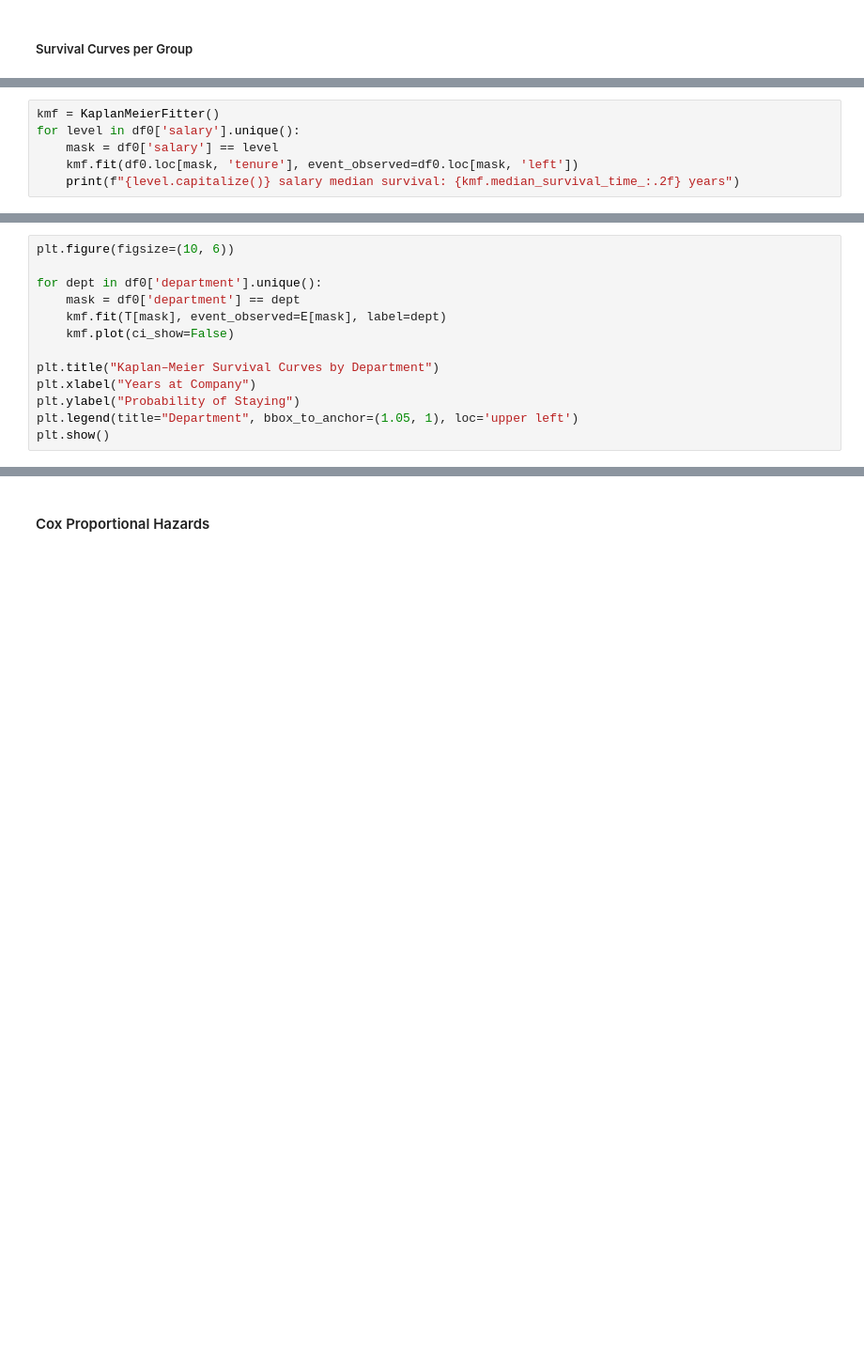
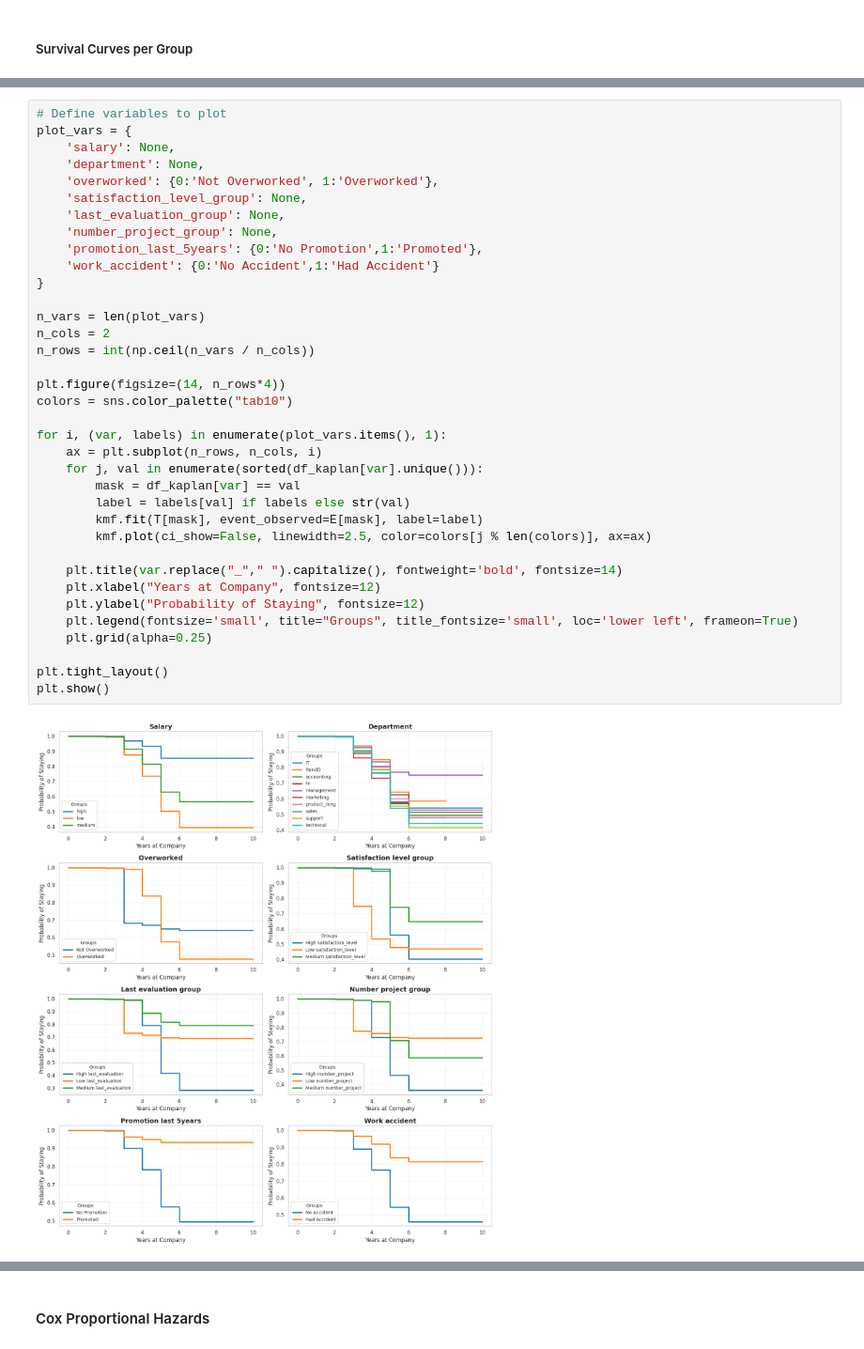
Before and after one commit to jenelaineDC/DSML-PROJECTS, a Jupyter notebook: HR Analytics/HR_Analytics.ipynb, the cells around one changed output, grey strips where cells are left out. Shown at 94% size. Saved outputs shown, nothing was run; the diff lists cells and outputs as text; blank space fills up the shorter version.

Commit message:
Updated plots

```diff
--- a/HR Analytics/HR_Analytics.ipynb
+++ b/HR Analytics/HR_Analytics.ipynb
@@ -1398,6 +1427,0 @@ plt.show()
-# %%
-kmf = KaplanMeierFitter()
-for level in df0['salary'].unique():
-    mask = df0['salary'] == level
-    kmf.fit(df0.loc[mask, 'tenure'], event_observed=df0.loc[mask, 'left'])
-    print(f"{level.capitalize()} salary median survival: {kmf.median_survival_time_:.2f} years")
@@ -1424,13 +1427,0 @@ plt.show()
-# %%
-plt.figure(figsize=(10, 6))
-
-for dept in df0['department'].unique():
-    mask = df0['department'] == dept
-    kmf.fit(T[mask], event_observed=E[mask], label=dept)
-    kmf.plot(ci_show=False)
-
-plt.title("Kaplan–Meier Survival Curves by Department")
-plt.xlabel("Years at Company")
-plt.ylabel("Probability of Staying")
-plt.legend(title="Department", bbox_to_anchor=(1.05, 1), loc='upper left')
-plt.show()
@@ -1524,0 +1428,38 @@ survival_summary
+# %%
+# Define variables to plot
+plot_vars = {
+    'salary': None,
+    'department': None,
+    'overworked': {0:'Not Overworked', 1:'Overworked'},
+    'satisfaction_level_group': None,
+    'last_evaluation_group': None,
+    'number_project_group': None,
+    'promotion_last_5years': {0:'No Promotion',1:'Promoted'},
+    'work_accident': {0:'No Accident',1:'Had Accident'}
+}
+
+n_vars = len(plot_vars)
+n_cols = 2
+n_rows = int(np.ceil(n_vars / n_cols))
+
+plt.figure(figsize=(14, n_rows*4))
+colors = sns.color_palette("tab10")
+
+for i, (var, labels) in enumerate(plot_vars.items(), 1):
+    ax = plt.subplot(n_rows, n_cols, i)
+    for j, val in enumerate(sorted(df_kaplan[var].unique())):
+        mask = df_kaplan[var] == val
+        label = labels[val] if labels else str(val)
+        kmf.fit(T[mask], event_observed=E[mask], label=label)
+        kmf.plot(ci_show=False, linewidth=2.5, color=colors[j % len(colors)], ax=ax)
+
+    plt.title(var.replace("_"," ").capitalize(), fontweight='bold', fontsize=14)
+    plt.xlabel("Years at Company", fontsize=12)
+    plt.ylabel("Probability of Staying", fontsize=12)
+    plt.legend(fontsize='small', title="Groups", title_fontsize='small', loc='lower left', frameon=True)
+    plt.grid(alpha=0.25)
+
+plt.tight_layout()
+plt.show()
+# %% [output]
+[figure, added]
```
Also changed, not shown: parts of 21 cells of this notebook.
